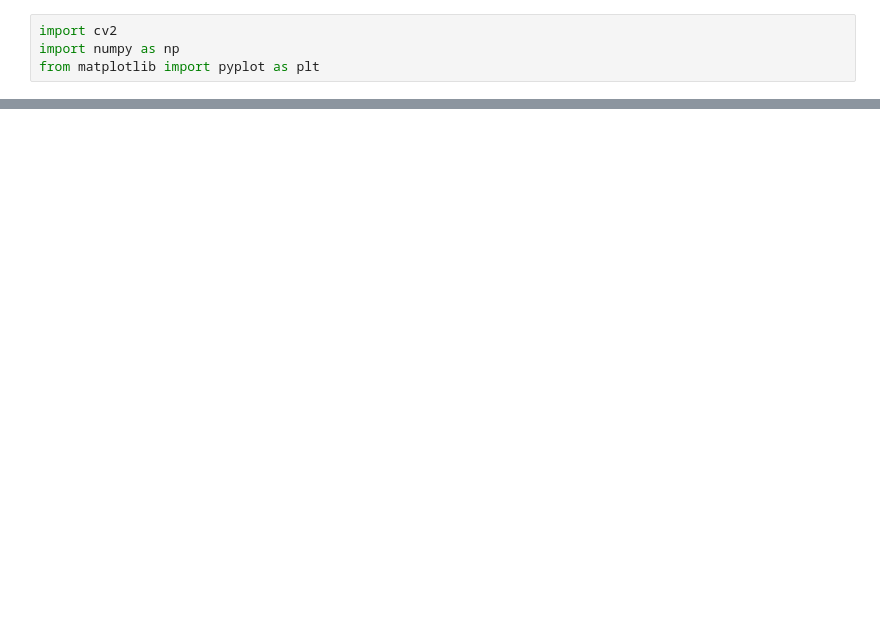
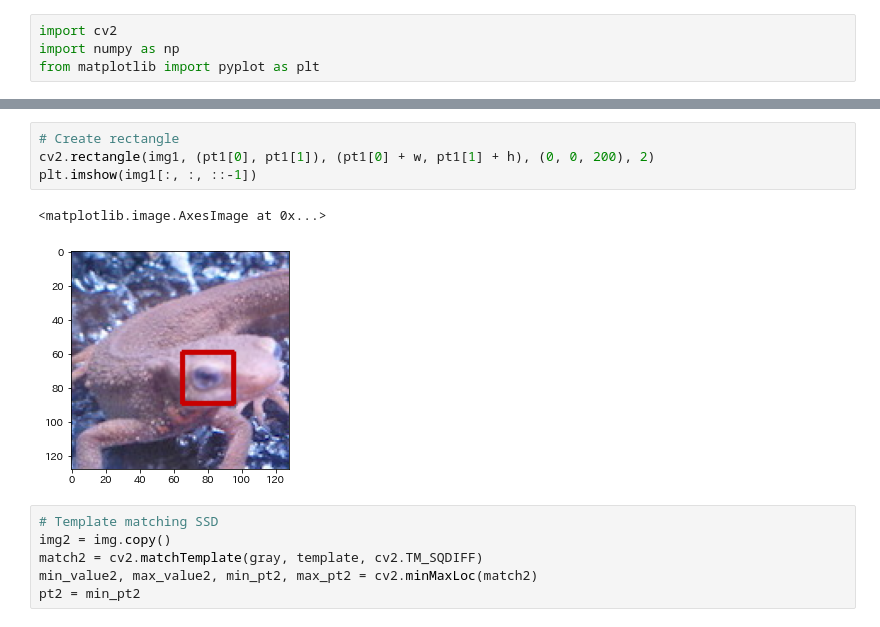
Before and after one commit to wkotaro/Image-Processing, a Jupyter notebook: code/Template Matching.ipynb, the cells around one changed output, grey strips where cells are left out. Drawn from its saved outputs; the diff is of its cells as text; blank space fills up the shorter version.

```diff
--- a/code/Template Matching.ipynb
+++ b/code/Template Matching.ipynb
@@ -16,0 +28,13 @@ pt = min_pt
+# %%
+# Create rectangle
+cv2.rectangle(img1, (pt1[0], pt1[1]), (pt1[0] + w, pt1[1] + h), (0, 0, 200), 2)
+plt.imshow(img1[:, :, ::-1])
+# %% [output]
+<matplotlib.image.AxesImage at 0x...>
+[figure, added]
+# %%
+# Template matching SSD
+img2 = img.copy()
+match2 = cv2.matchTemplate(gray, template, cv2.TM_SQDIFF)
+min_value2, max_value2, min_pt2, max_pt2 = cv2.minMaxLoc(match2)
+pt2 = min_pt2
```
Also changed, not shown: parts of 8 cells of this notebook.
